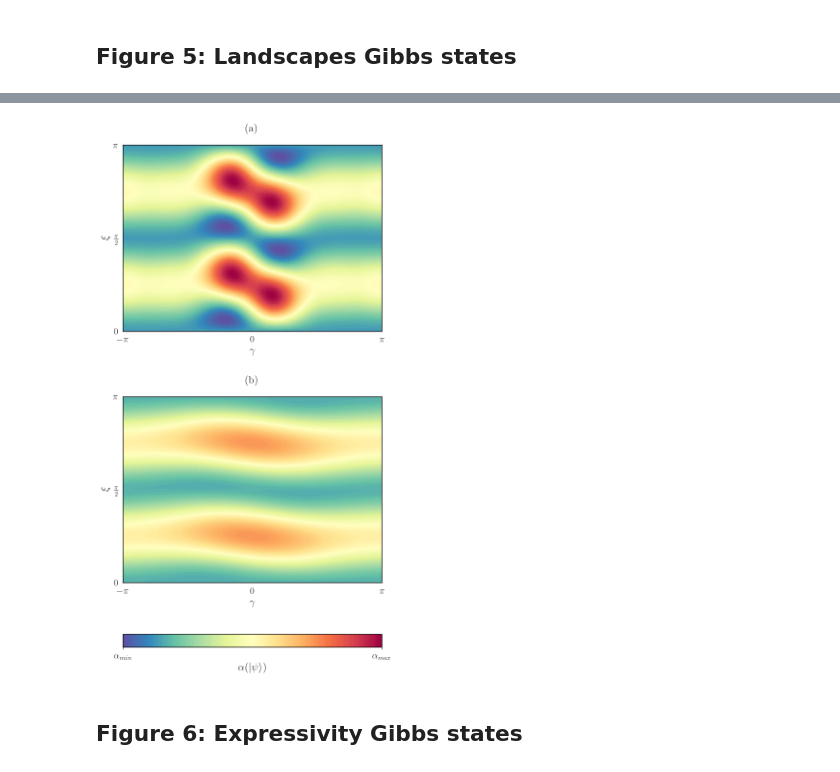
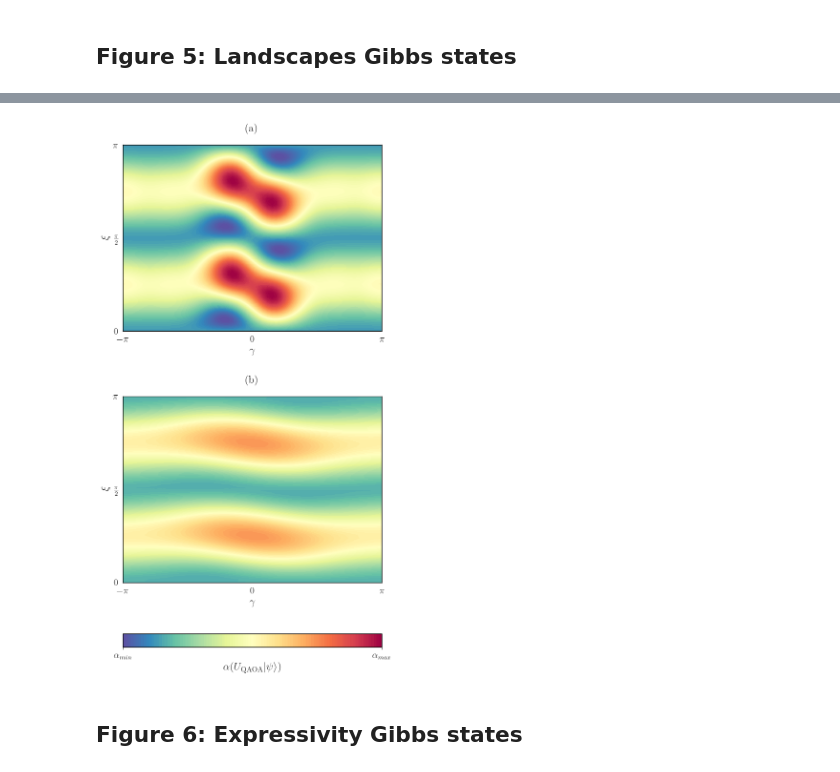
Before and after one commit to qilimanjaro-tech/A-coherent-approach-to-quantum-classical-optimization, a Jupyter notebook: pretraining/plots_figures_paper.ipynb, the cells around one changed output, grey strips where cells are left out. Saved outputs shown, nothing was run; the diff lists cells and outputs as text; code cells hidden in the pictures.

```diff
--- a/pretraining/plots_figures_paper.ipynb
+++ b/pretraining/plots_figures_paper.ipynb
@@ -201,12 +201,14 @@ sns.set_style("whitegrid", {
     'text.latex.preamble': r'\usepackage{amsmath}'
 })
 
+
 pastel_colors_custom = [
     '#ff6f61',
     '#1abc9c',
     '#af7ac5',
     '#27ae60'
 ]
+
 
 
 font_size_title = 28
@@ -259,7 +261,8 @@ line_legend_elements = [Line2D([0], [0], color=temperature_colors[temp], linesty
 axs[0].legend(handles=line_legend_elements, bbox_to_anchor=(0.5, -0.25), loc='upper center', borderaxespad=0., ncol=3, fontsize=font_size_legend, frameon=True, edgecolor='black')
 axs[0].set_title("(a)", fontsize=font_size_title, pad=20, weight = 'black')
 axs[0].set_xlabel('Nodes', fontsize=font_size_labels)
-axs[0].set_ylabel(r'$\alpha_{r}(|s \rangle, |\psi_{\textrm{Gibbs}} \rangle)$', fontsize=font_size_labels)
+axs[0].set_ylabel(r'$\alpha_{r}(U_{\text{QAOA}}|s \rangle, U_{\text{QAOA}}|\psi_{\textrm{Gibbs}} \rangle)$', fontsize=font_size_labels)
+
 
 summary_df = df_hadamard.groupby(["nodes", "temperature", "layers"]).agg(
     mean_energy_qaoa_difference=("energy_qaoa_difference", "mean"),
@@ -308,8 +311,7 @@ color_legend_elements = [Line2D([0], [0], color=color_map[node], marker="o", lin
 axs[1].legend(handles=color_legend_elements, bbox_to_anchor=(0.5, -0.25), loc="upper center", borderaxespad=0.0, ncol=3, fontsize=font_size_legend,frameon=True, edgecolor='black')
 axs[1].set_title("(b)", fontsize=font_size_title,  pad=20)
 axs[1].set_xlabel("Temperature", fontsize=font_size_labels)
-axs[1].set_ylabel(r"$\alpha_{r}(|+ \rangle, |\psi_{\textrm{Gibbs}} \rangle)$", fontsize=font_size_labels)
-
+axs[1].set_ylabel(r"$\alpha_{r}(U_{\text{QAOA}}|+ \rangle, U_{\text{QAOA}}|\psi_{\textrm{Gibbs}} \rangle)$", fontsize=font_size_labels)
 
 nodes_list = sorted(df_gauss['nodes'].unique())
 color_map = {node: pastel_colors_custom[i % len(pastel_colors_custom)] for i, node in enumerate(nodes_list)}
@@ -348,7 +350,7 @@ for node in nodes_list:
 axs[2].legend(handles=color_legend_elements, bbox_to_anchor=(0.5, -0.25), loc="upper center", borderaxespad=0.0, ncol=3, fontsize=font_size_legend, frameon=True, edgecolor='black')
 
 axs[2].set_xlabel(r'$\frac{S_{d}}{S_{d}(|\psi_{\textrm{Gibbs}} \rangle)}$', fontsize=font_size_labels)
-axs[2].set_ylabel(r"$\alpha(|\psi_{\textrm{Gauss}} \rangle)$", fontsize=font_size_labels)
+axs[2].set_ylabel(r"$\alpha(U_{\text{QAOA}}|\psi_{\textrm{Gauss}} \rangle)$", fontsize=font_size_labels)
 axs[2].set_title('(c)', fontsize=font_size_title, pad=20)
 
 axs[0].axhline(y=0, color='#4A4A4A', linestyle='--')
@@ -360,7 +362,6 @@ axs[2].grid(False)
 
 x_min, x_max = axs[2].get_xlim()
 y_min, y_max = axs[2].get_ylim()
-
 
 axs[2].set_xticks(np.linspace(x_min, x_max, 4))
 axs[2].set_yticks(np.linspace(y_min, y_max, 4))
@@ -385,6 +386,10 @@ plt.show()
 ruta_json = f'logger_data/logger_data_qaoa_performance_gibbs_states_heat_map/case_4_heat_map_n_6_layers_3.json'
 
 df = pd.read_json(ruta_json)
+
+exact_energy_number = abs(df['exact_energy'][0])
+
+energy_qaoa_hadamard_state_number = df['energy_qaoa_hadamard_state'][0]
 
 df_nuevo = pd.DataFrame()
 
@@ -415,14 +420,14 @@ df_nuevo['energy_QAOA']= pd.concat([df['energy_qaoa_pseudo_gibbs_state'],
                                     ],
                                     axis=0, ignore_index=True)
 
-def find_closest_e_sol_g(row, df):
+def find_closest_e_sol_gibbs(row, df):
     closest_idx = (np.abs(df['energy_gibbs_state'] - row['energy'])).idxmin()
     return df.at[closest_idx, 'energy_qaoa_gibbs_state']
 
 
-df_nuevo['energy_ref'] = df_nuevo.apply(find_closest_e_sol_g, axis=1, df=df)
+df_nuevo['energy_ref_gibbs'] = df_nuevo.apply(find_closest_e_sol_gibbs, axis=1, df=df)
 
-df_nuevo['relative_energy_final_gibbs'] = (abs(df_nuevo['energy_QAOA'].abs() - df_nuevo['energy_ref'].abs()))/df_nuevo['energy_ref'].abs()
+df_nuevo['relative_energy_exact'] = -(df_nuevo['energy_QAOA'].abs() - exact_energy_number)/exact_energy_number
 # %%
 sns.set_style("whitegrid", {
     'font.family': 'serif',
@@ -589,13 +594,11 @@ plt.rcParams['axes.labelsize'] = 16
 plt.rcParams['xtick.labelsize'] = 14
 plt.rcParams['ytick.labelsize'] = 14
 
-
 x_gibbs, y_gibbs = zip(*energy_gibbs_dict_mc.keys())
 z_gibbs = np.array(list(energy_gibbs_dict_mc.values()))
 
 x_psgibbs, y_psgibbs = zip(*energy_psgibbs_dict_mc.keys())
 z_psgibbs = np.array(list(energy_psgibbs_dict_mc.values()))
-
 
 x_gibbs = np.array(x_gibbs)
 y_gibbs = np.array(y_gibbs)
@@ -605,26 +608,20 @@ x_psgibbs = np.array(x_psgibbs)
 y_psgibbs = np.array(y_psgibbs)
 z_psgibbs = np.array(z_psgibbs)
 
-
 cmap = sns.color_palette("Spectral", as_cmap=True, n_colors=100)
 cmap = cmap.reversed()
 
-
 fig, (ax1, ax2) = plt.subplots(2, 1, figsize=(7, 14))
-
 
 plt.subplots_adjust(hspace=0.35)
 
-
 z_min = min(z_gibbs.min(), z_psgibbs.min())
 z_max = max(z_gibbs.max(), z_psgibbs.max())
-
 
 sc1 = ax1.tricontourf(x_gibbs, y_gibbs, z_gibbs, cmap=cmap, levels=np.linspace(z_min, z_max, 100))
 ax1.set_xlabel(r"$\gamma$")
 ax1.set_ylabel(r"$\xi$")
 ax1.set_title("(a)", pad=20)
-
 
 pi_ticks_gamma = [-np.pi ,0, np.pi]
 pi_ticks_beta = [0, np.pi/2, np.pi]
@@ -635,37 +632,35 @@ pi_labels_beta = [r'$0$', r'$\frac{\pi}{2}$', r'$\pi$']
 ax1.set_xticks(pi_ticks_gamma)
 ax1.set_xticklabels(pi_labels_gamma)
 ax1.set_yticks(pi_ticks_beta)
 ax1.set_yticklabels(pi_labels_beta)
 
-
 sc2 = ax2.tricontourf(x_psgibbs, y_psgibbs, z_psgibbs, cmap=cmap, levels=np.linspace(z_min, z_max, 100))
 ax2.set_xlabel(r"$\gamma$")
 ax2.set_ylabel(r"$\xi$")
 ax2.set_title("(b)", pad=20)
-
 
 ax2.set_xticks(pi_ticks_gamma)
 ax2.set_xticklabels(pi_labels_gamma)
 ax2.set_yticks(pi_ticks_beta)
 ax2.set_yticklabels(pi_labels_beta)
 
 for ax in [ax1, ax2]:
     for spine in ax.spines.values():
         spine.set_edgecolor('black')
         spine.set_linewidth(1)
 
 
 cbar = fig.colorbar(sc1, ax=[ax1, ax2], orientation='horizontal', fraction=0.05, pad=0.1, aspect=20)
-cbar.set_label(r'$\alpha(| \psi \rangle)$', fontsize=16)
+cbar.set_label(r'$\alpha(U_{\text{QAOA}}| \psi \rangle)$', fontsize=16)
 
 cbar.set_ticks([z_min, z_max])
 cbar.set_ticklabels([r'$\alpha_{min}$', r'$\alpha_{max}$'])
 cbar.outline.set_edgecolor('black')
 cbar.outline.set_linewidth(1)
 
 plt.show()
 # %% [output]
-[figure, old version]
+[figure, new version]
 # %% [markdown]
 ## **Figure 6: Expressivity Gibbs states**
 # %%
```
Also changed, not shown: parts of 6 cells of this notebook, 1 other file.
